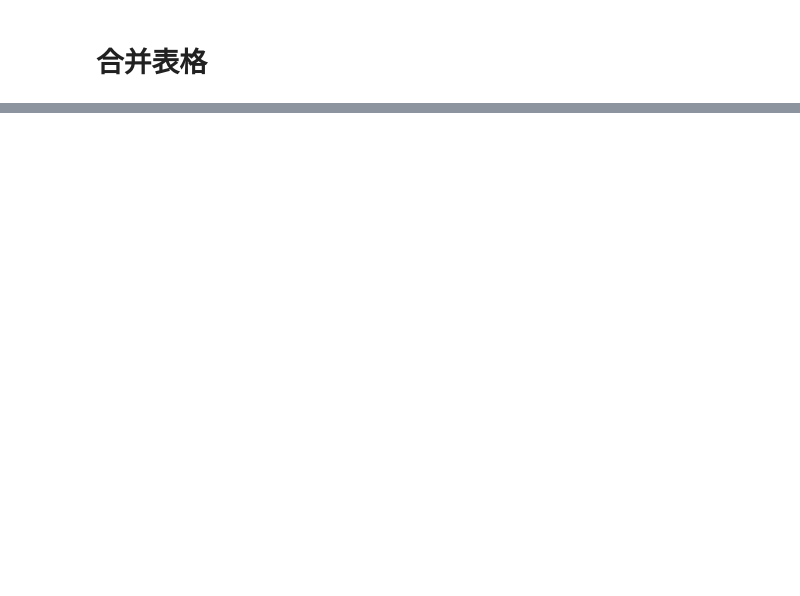
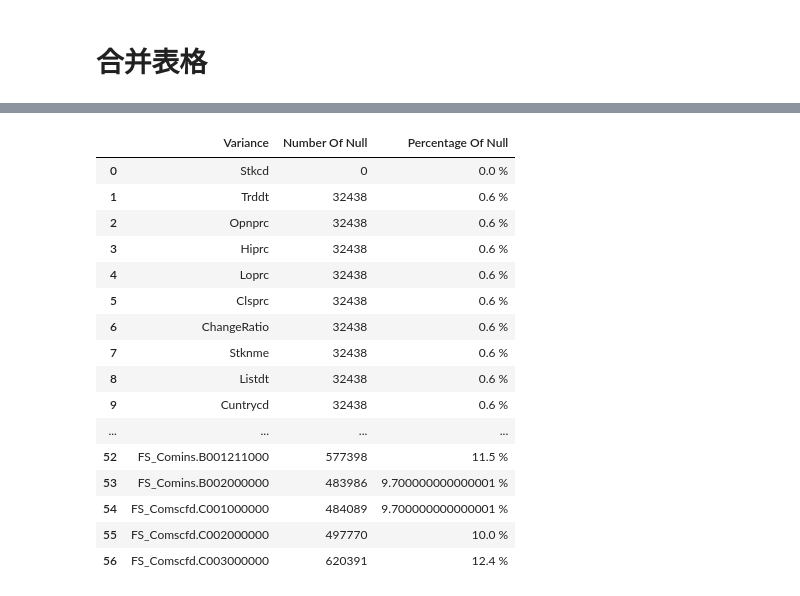
Before and after one commit to Tommyczc/stockMarketAnalysis, a Jupyter notebook: regression.ipynb, the cells around one changed output, grey strips where cells are left out. Drawn from its saved outputs; the diff is of its cells as text; code cells hidden in the pictures; blank space fills up the shorter version.

```diff
--- a/regression.ipynb
+++ b/regression.ipynb
@@ -13,0 +107,32 @@ trd_dalyr0
+# %%
+### 检查是否有缺失值达到50%的，有的话就删除
+totalNumRows=5000412
+num = afterDeleteData.isna().sum()
+indexs=[]
+nullNums=[]
+nullPerc=[]
+for index in num.index:
+    indexs.append(index)
+    nullNums.append(num[index])
+    nullPerc.append(str(round(float(num[index]/totalNumRows),3)*100)+" %")
+
+num=pd.DataFrame.from_dict({"Variance":indexs,"Number Of Null":nullNums,"Percentage Of Null":nullPerc})
+num
+# %% [output]
+|  | Variance | Number Of Null | Percentage Of Null |
+| 0 | Stkcd | 0 | 0.0 % |
+| 1 | Trddt | 32438 | 0.6 % |
+| 2 | Opnprc | 32438 | 0.6 % |
+| 3 | Hiprc | 32438 | 0.6 % |
+| 4 | Loprc | 32438 | 0.6 % |
+| 5 | Clsprc | 32438 | 0.6 % |
+| 6 | ChangeRatio | 32438 | 0.6 % |
+| 7 | Stknme | 32438 | 0.6 % |
+| 8 | Listdt | 32438 | 0.6 % |
+| 9 | Cuntrycd | 32438 | 0.6 % |
+| ... | ... | ... | ... |
+| 52 | FS_Comins.B001211000 | 577398 | 11.5 % |
+| 53 | FS_Comins.B002000000 | 483986 | 9.700000000000001 % |
+| 54 | FS_Comscfd.C001000000 | 484089 | 9.700000000000001 % |
+| 55 | FS_Comscfd.C002000000 | 497770 | 10.0 % |
+| 56 | FS_Comscfd.C003000000 | 620391 | 12.4 % |
```
Also changed, not shown: parts of 14 cells of this notebook.
